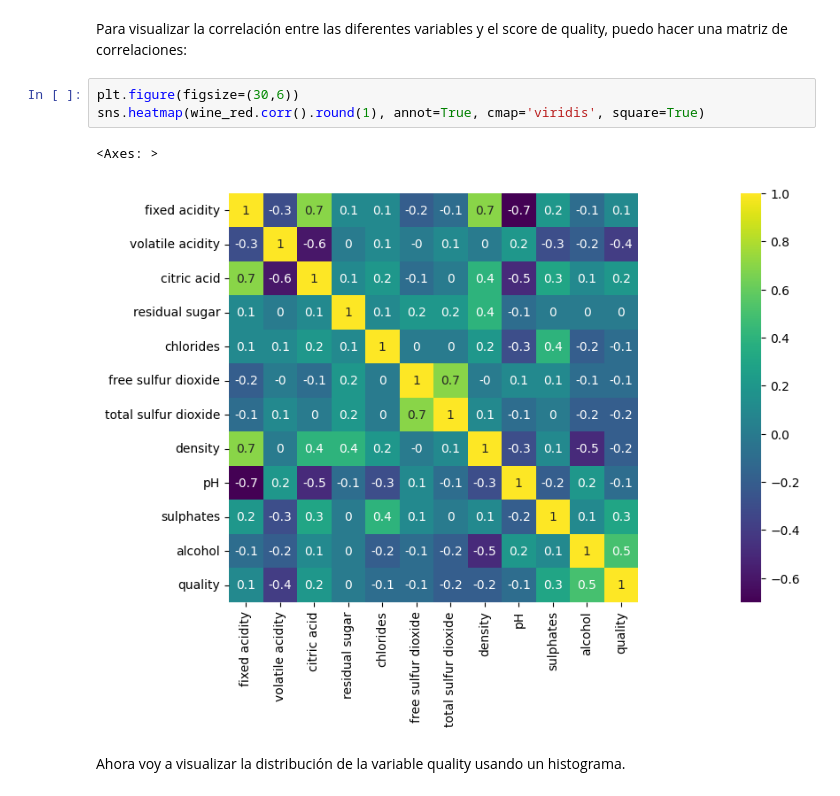
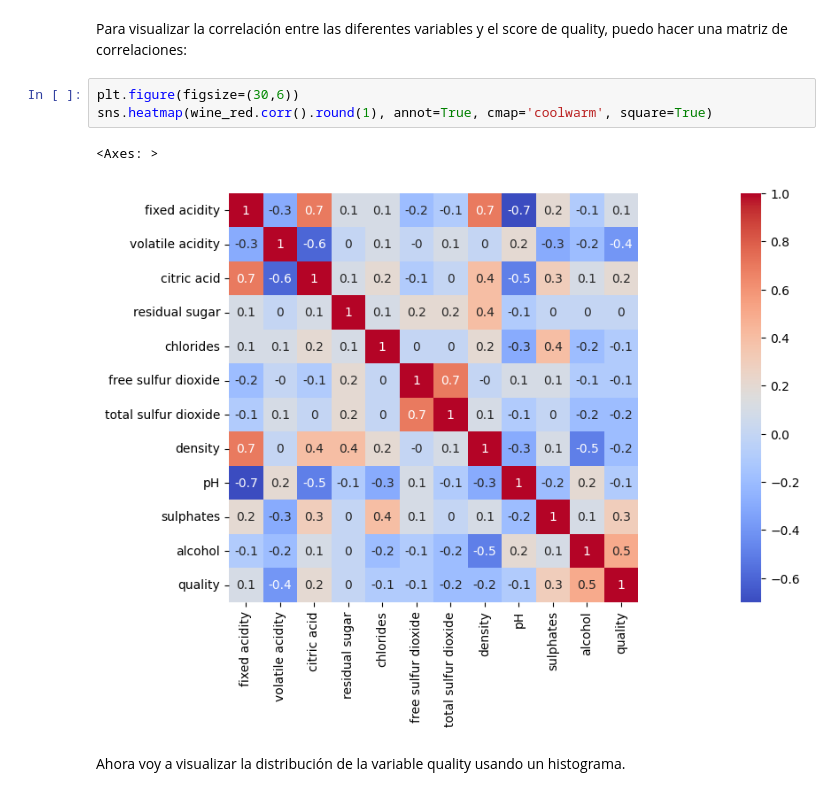
Before and after one commit to etorriglia/Programacion_Python_II, a Jupyter notebook: Predictor/clasificador_de_vinos.ipynb, the cells around one changed output. Drawn from its saved outputs; the diff is of its cells as text.

```diff
--- a/Predictor/clasificador_de_vinos.ipynb
+++ b/Predictor/clasificador_de_vinos.ipynb
@@ -63,10 +63,10 @@ Observando los box plots, puedo deducir lo siguiente:
 Para visualizar la correlación entre las diferentes variables y el score de quality, puedo hacer una matriz de correlaciones:
 # %%
 plt.figure(figsize=(30,6))
-sns.heatmap(wine_red.corr().round(1), annot=True, cmap='viridis', square=True)
+sns.heatmap(wine_red.corr().round(1), annot=True, cmap='coolwarm', square=True)
 # %% [output]
 <Axes: >
-[figure, old version]
+[figure, new version]
 # %% [markdown]
 Ahora voy a visualizar la distribución de la variable quality usando un histograma.
 # %%
```
Also changed, not shown: parts of 10 cells of this notebook.
